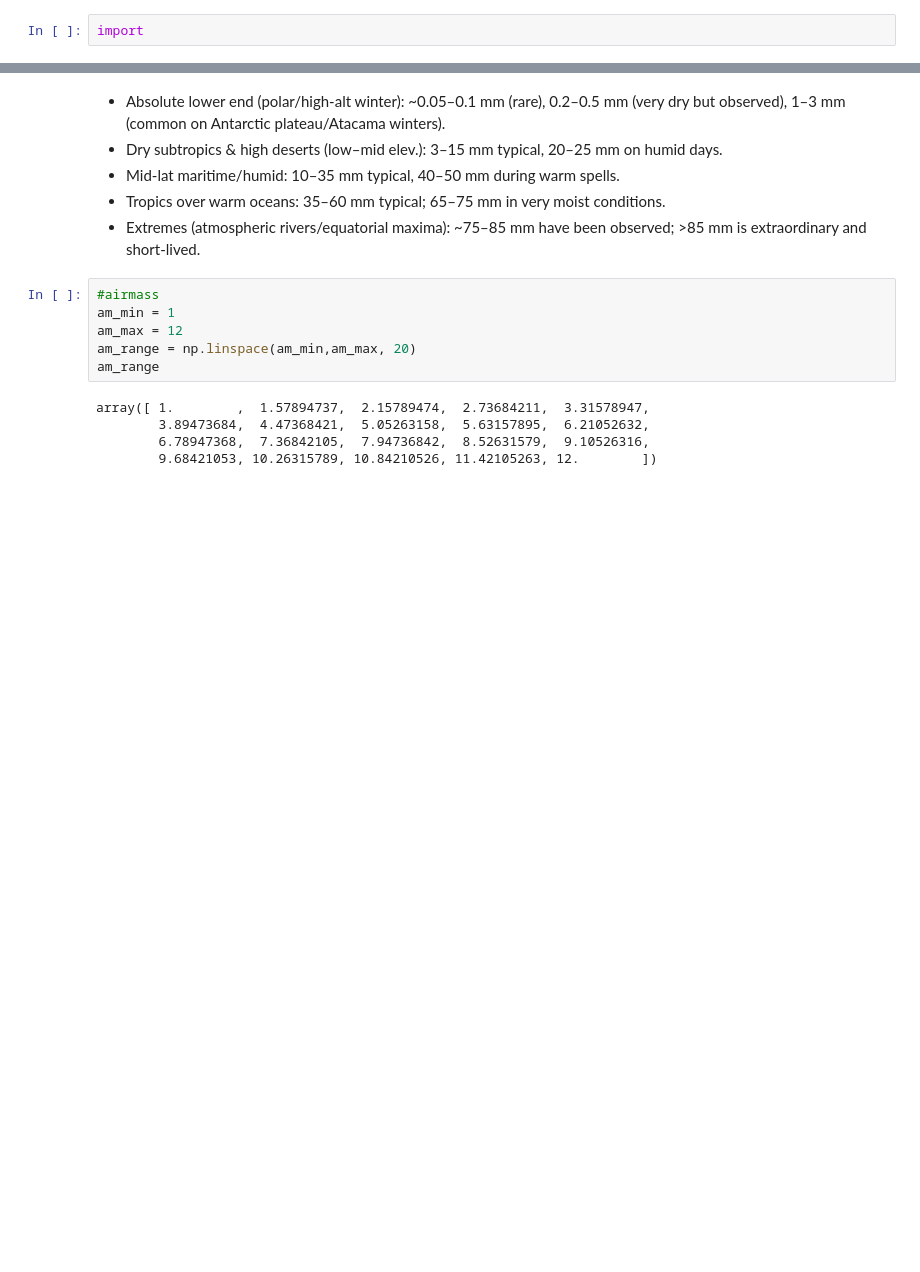
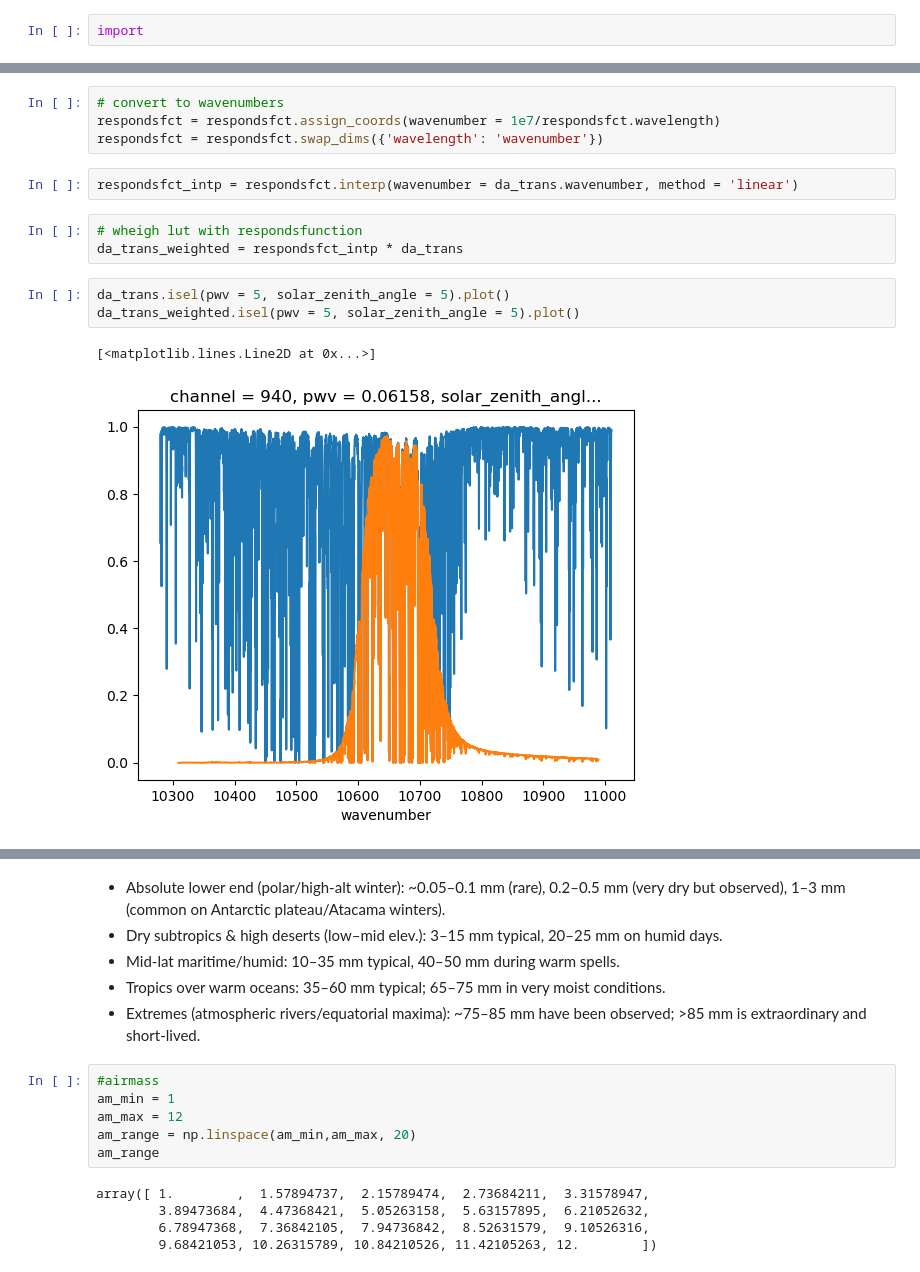
Before and after one commit to HagenTelg/mfrsr2pwv, a Jupyter notebook: generate_LUT.ipynb, the cells around one changed output, grey strips where cells are left out. Saved outputs shown, nothing was run; the diff lists cells and outputs as text; blank space fills up the shorter version.

```diff
--- a/generate_LUT.ipynb
+++ b/generate_LUT.ipynb
@@ -2,0 +36,15 @@ import
+# %%
+# convert to wavenumbers
+respondsfct = respondsfct.assign_coords(wavenumber = 1e7/respondsfct.wavelength)
+respondsfct = respondsfct.swap_dims({'wavelength': 'wavenumber'})
+# %%
+respondsfct_intp = respondsfct.interp(wavenumber = da_trans.wavenumber, method = 'linear')
+# %%
+# wheigh lut with respondsfunction
+da_trans_weighted = respondsfct_intp * da_trans
+# %%
+da_trans.isel(pwv = 5, solar_zenith_angle = 5).plot()
+da_trans_weighted.isel(pwv = 5, solar_zenith_angle = 5).plot()
+# %% [output]
+[<matplotlib.lines.Line2D at 0x...>]
+[figure, added]
```
Also changed, not shown: parts of 91 cells of this notebook.
